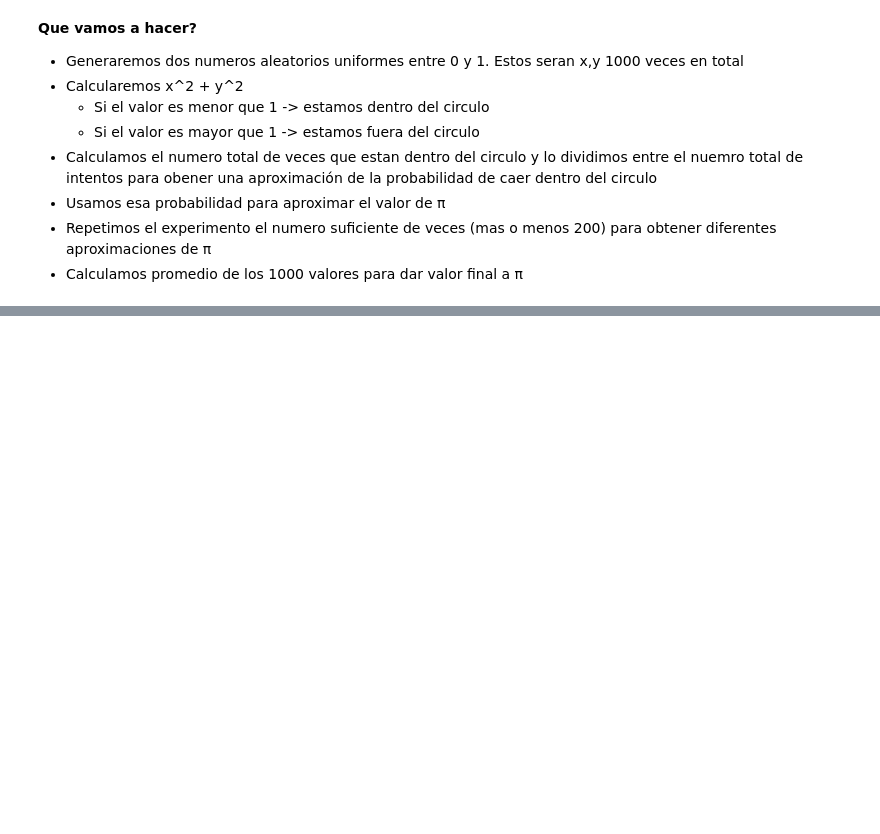
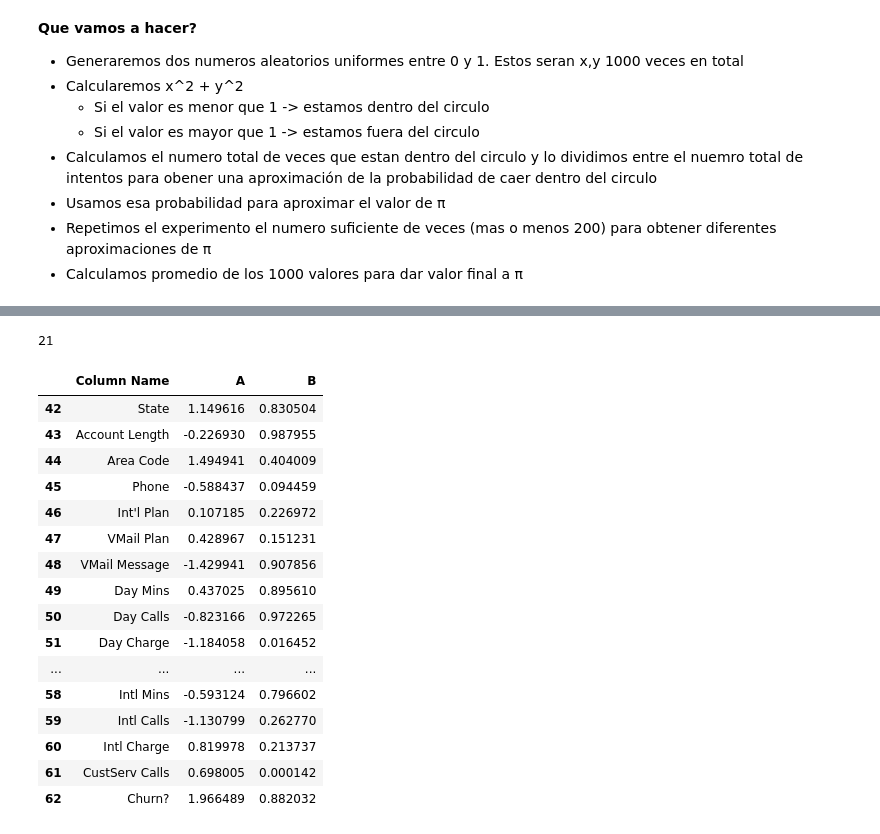
Before and after one commit to Karenahv/python-ml-curso, a Jupyter notebook: notebooks/T2 - 2 Funciones de distribucion de probabilidades.ipynb, the cells around one changed output, grey strips where cells are left out. Cells and saved outputs as stored; diff of their text form; code cells hidden in the pictures; blank space fills up the shorter version.

```diff
--- a/notebooks/T2 - 2 Funciones de distribucion de probabilidades.ipynb
+++ b/notebooks/T2 - 2 Funciones de distribucion de probabilidades.ipynb
@@ -154,0 +220,3 @@ pi_montecarlo(10000,200)
+# %%
+data = pd.read_csv("../datasets/customer-churn-model/Customer Churn Model.txt")
+data.head()
@@ -154,0 +231,35 @@ pi_montecarlo(10000,200)
+# %%
+colum_names = data.columns.values.tolist()#creo lista con los nombres de las columnas
+# %%
+a = len(colum_names)
+a#total de columnas
+# %% [output]
+21
+# %%
+new_data = pd.DataFrame(
+    {
+        'Column Name': colum_names,
+        'A' : np.random.randn(a),
+        'B' : np.random.uniform(0,1,a)
+    }, index = range(42, 42+a) #inicio a contar desde 42
+)
+# %%
+new_data
+# %% [output]
+|  | Column Name | A | B |
+| 42 | State | 1.149616 | 0.830504 |
+| 43 | Account Length | -0.226930 | 0.987955 |
+| 44 | Area Code | 1.494941 | 0.404009 |
+| 45 | Phone | -0.588437 | 0.094459 |
+| 46 | Int'l Plan | 0.107185 | 0.226972 |
+| 47 | VMail Plan | 0.428967 | 0.151231 |
+| 48 | VMail Message | -1.429941 | 0.907856 |
+| 49 | Day Mins | 0.437025 | 0.895610 |
+| 50 | Day Calls | -0.823166 | 0.972265 |
+| 51 | Day Charge | -1.184058 | 0.016452 |
+| ... | ... | ... | ... |
+| 58 | Intl Mins | -0.593124 | 0.796602 |
+| 59 | Intl Calls | -1.130799 | 0.262770 |
+| 60 | Intl Charge | 0.819978 | 0.213737 |
+| 61 | CustServ Calls | 0.698005 | 0.000142 |
+| 62 | Churn? | 1.966489 | 0.882032 |
```
Also changed, not shown: parts of 16 cells of this notebook.
